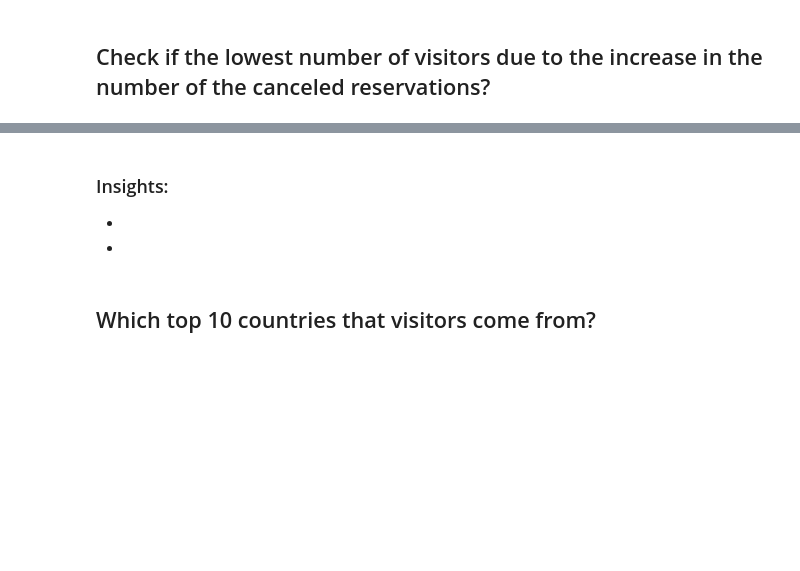
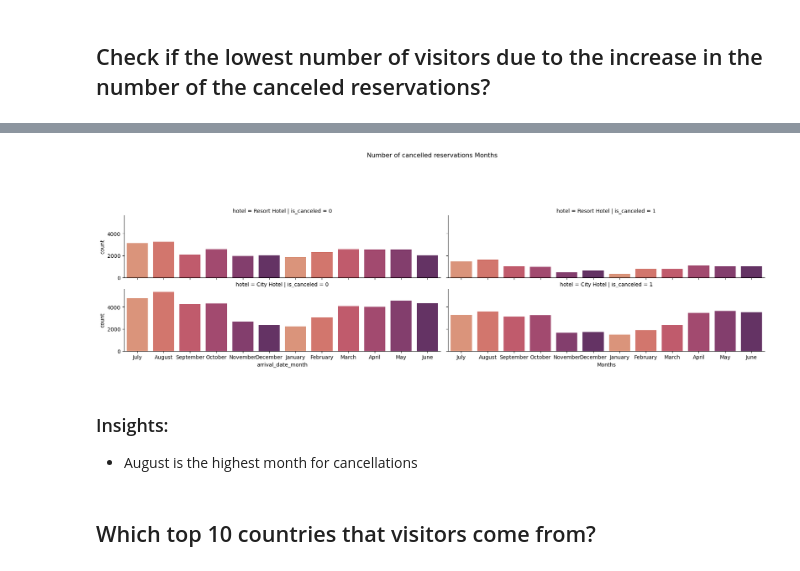
Before and after one commit to Tuwaiq-Data-Science-Bootcamp-V3/PCA-Lab1, a Jupyter notebook: CV_Assignment.ipynb, the cells around one changed output, grey strips where cells are left out. Saved outputs shown, nothing was run; the diff lists cells and outputs as text; code cells hidden in the pictures; blank space fills up the shorter version.

```diff
--- a/CV_Assignment.ipynb
+++ b/CV_Assignment.ipynb
@@ -133,6 +177,15 @@ df.describe(include='object')
-# %% [markdown]
-### Insights:
--
--
+# %%
+rel=sns.catplot(data=df, x="arrival_date_month", row="hotel", kind="count", height=3,col='is_canceled',
+            aspect=3,palette = sns.color_palette("flare"));
+
+plt.xlabel('Months')
+rel.fig.subplots_adjust(top=.7)
+rel.fig.suptitle('Number of cancelled reservations Months')
+plt.show()
+# %% [output]
+[figure, added]
+# %% [markdown]
+### Insights:
+- August is the highest month for cancellations
 # %% [markdown]
 ## Which top 10 countries that visitors come from?
```
Also changed, not shown: parts of 31 cells of this notebook.
